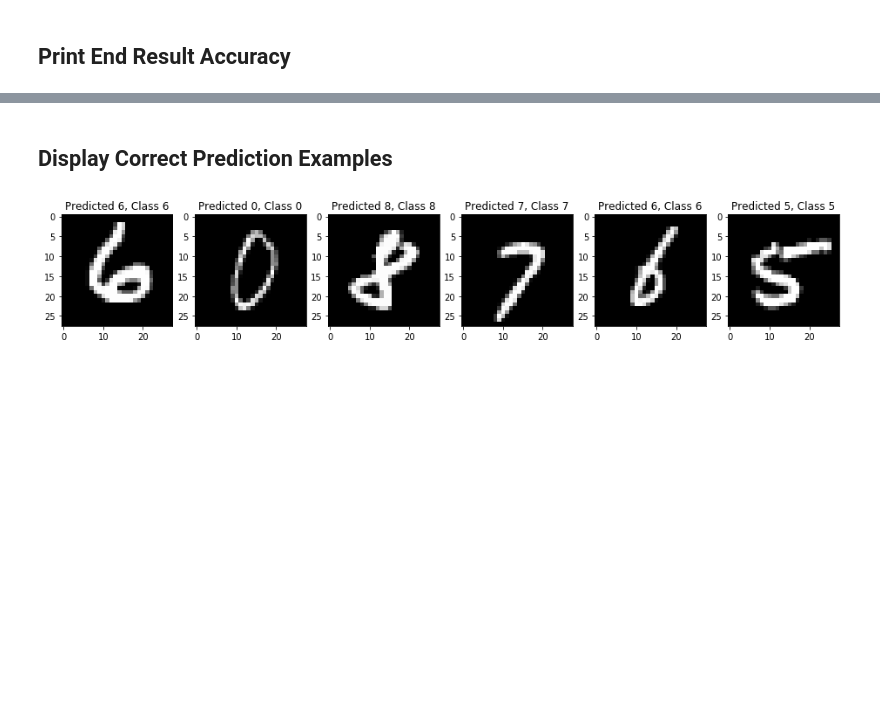
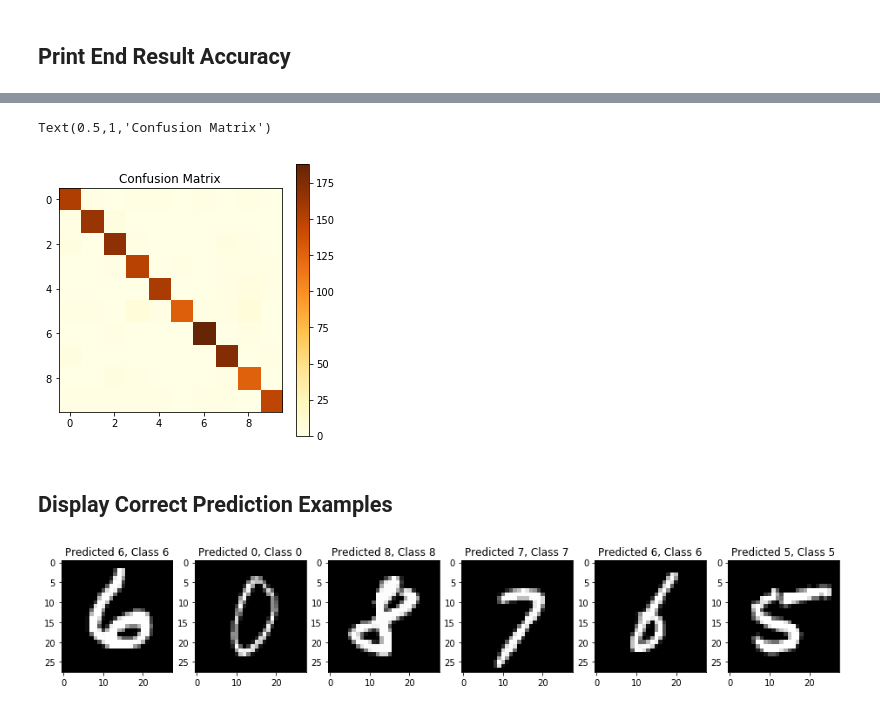
Before and after one commit to diggerdata/MNIST_TSN, a Jupyter notebook: ANN.ipynb, the cells around one changed output, grey strips where cells are left out. Cells and saved outputs as stored; diff of their text form; code cells hidden in the pictures; blank space fills up the shorter version.

Commit message:
Added confusion matricies

```diff
--- a/ANN.ipynb
+++ b/ANN.ipynb
@@ -148,3 +149,14 @@ Test accuracy: 0.9273846150544973
+# %%
+y_pred = model.predict(X_test)
+y_pred = y_pred > 0.5
+cnf_matrix_dt = confusion_matrix(y_test, y_pred.argmax(axis=1))
+plt.figure(figsize=(5,5))
+plt.imshow(cnf_matrix_dt, cmap='YlOrBr')
+plt.colorbar()
+plt.title("Confusion Matrix")
+# %% [output]
+Text(0.5,1,'Confusion Matrix')
+[figure, added]
 # %% [markdown]
 ## Display Correct Prediction Examples
 # %%
```
Also changed, not shown: parts of 6 cells of this notebook, 2 other files.
